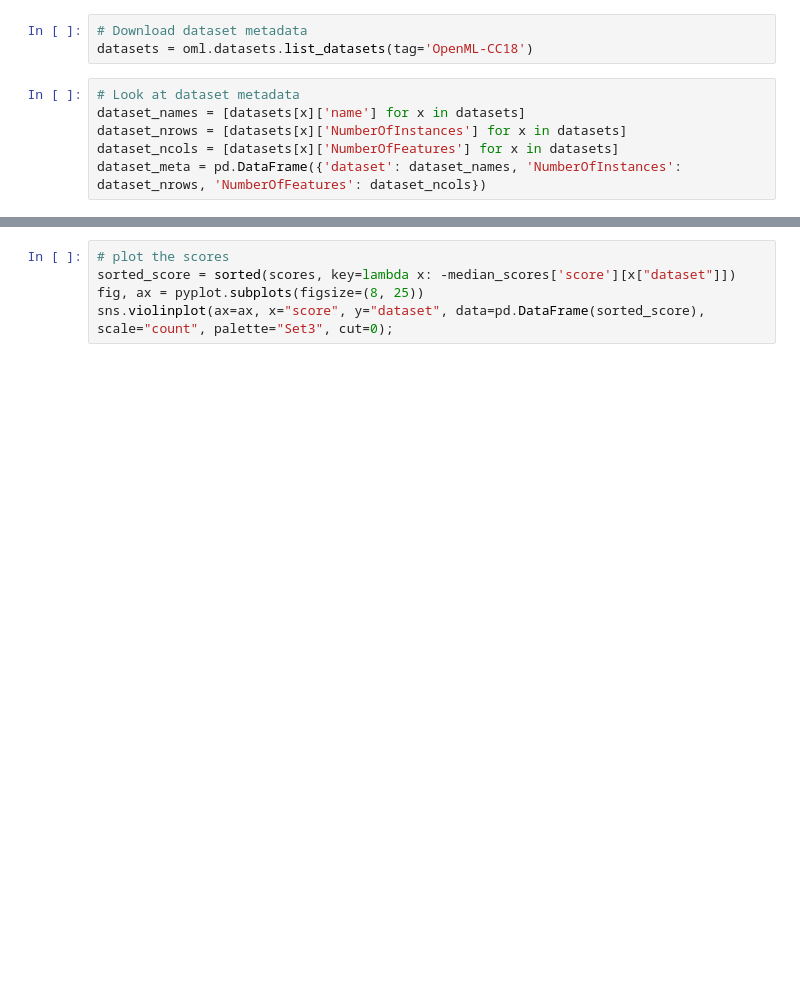
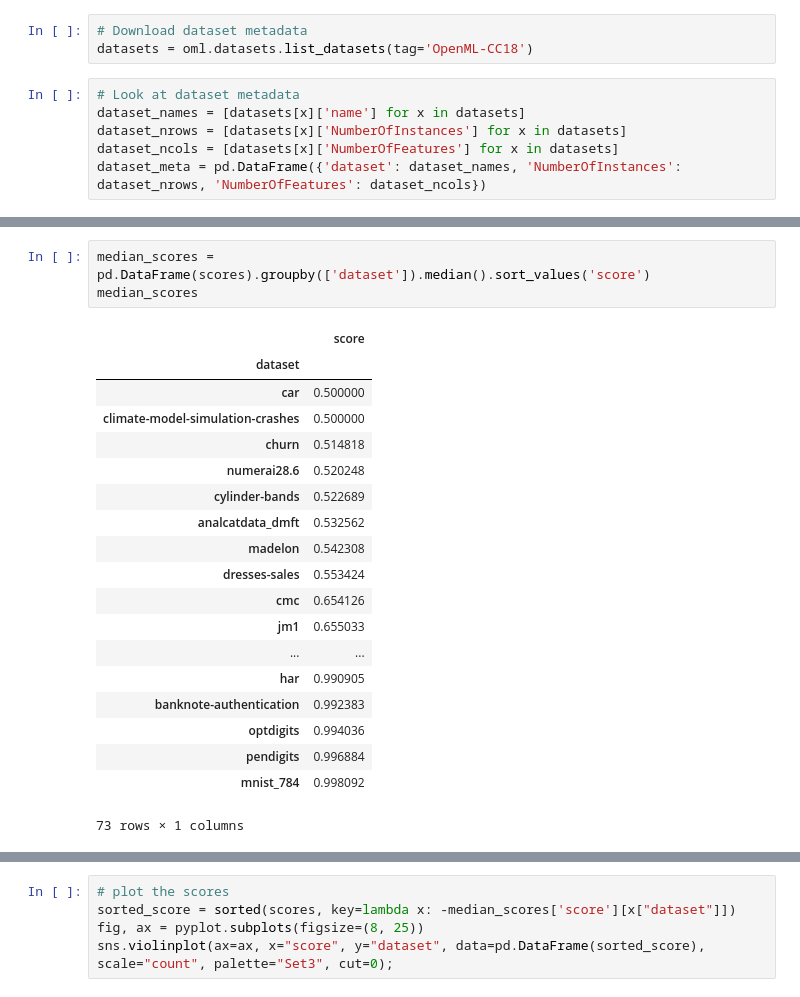
Before and after one commit to ledell/Study-14, a Jupyter notebook: OpenML-CC18 - score overview.ipynb, the cells around one changed output, grey strips where cells are left out. Saved outputs shown, nothing was run; the diff lists cells and outputs as text; blank space fills up the shorter version.

```diff
--- a/OpenML-CC18 - score overview.ipynb
+++ b/OpenML-CC18 - score overview.ipynb
@@ -22,3 +29,26 @@ dataset_meta = pd.DataFrame({'dataset': dataset_names, 'NumberOfInstances': data
+# %%
+median_scores = pd.DataFrame(scores).groupby(['dataset']).median().sort_values('score')
+median_scores
+# %% [output]
+|  | score |
+| dataset |  |
+| car | 0.500000 |
+| climate-model-simulation-crashes | 0.500000 |
+| churn | 0.514818 |
+| numerai28.6 | 0.520248 |
+| cylinder-bands | 0.522689 |
+| analcatdata_dmft | 0.532562 |
+| madelon | 0.542308 |
+| dresses-sales | 0.553424 |
+| cmc | 0.654126 |
+| jm1 | 0.655033 |
+| ... | ... |
+| har | 0.990905 |
+| banknote-authentication | 0.992383 |
+| optdigits | 0.994036 |
+| pendigits | 0.996884 |
+| mnist_784 | 0.998092 |
+73 rows × 1 columns
 # %%
 # Merge dataset metadata with scores from above to see full picture
 dataset_meta_scores = dataset_meta.merge(median_scores, on = 'dataset').sort_values('NumberOfInstances')
```
Also changed, not shown: parts of 6 cells of this notebook.
